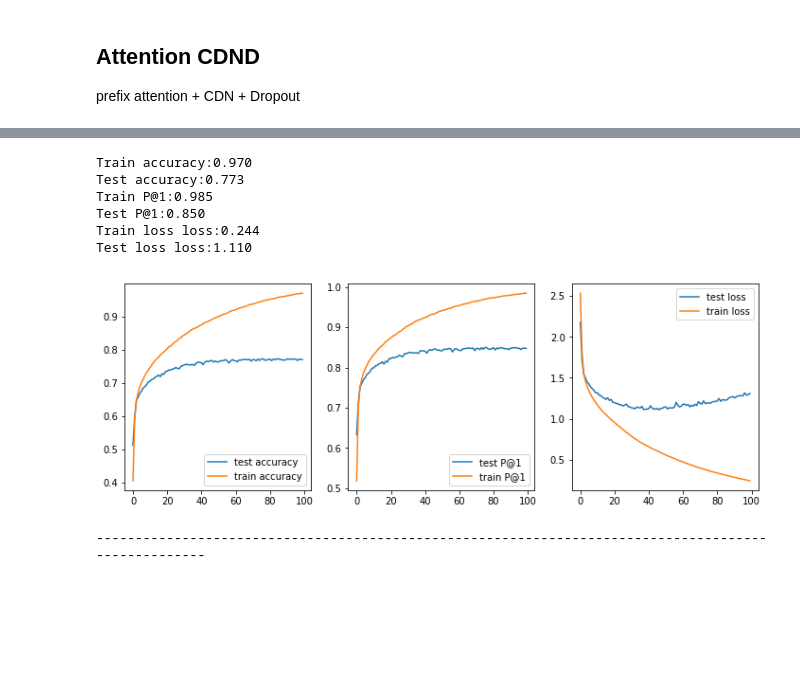
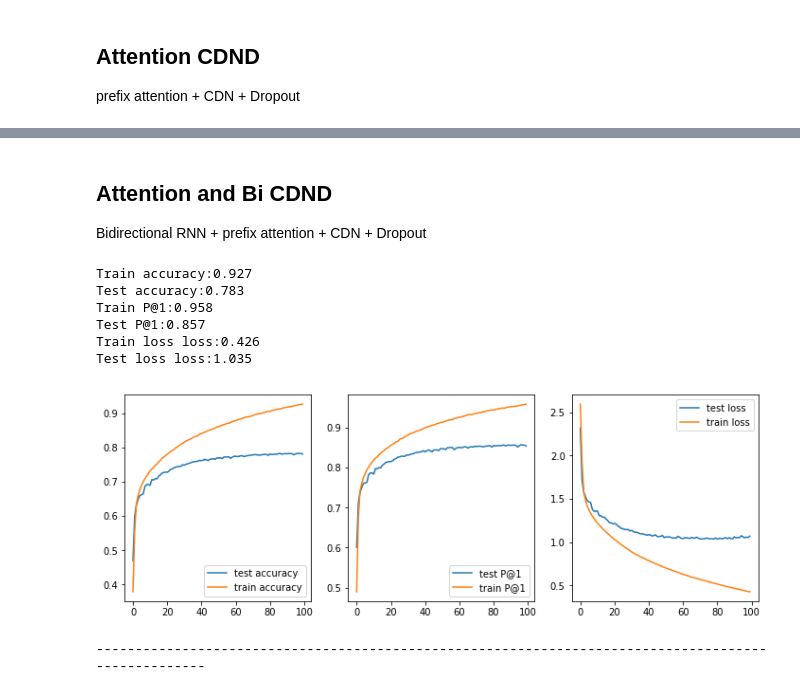
Before and after one commit to aSheffer/CDN, a Jupyter notebook: notebooks/CDN.ipynb, the cells around one changed output, grey strips where cells are left out. Saved outputs shown, nothing was run; the diff lists cells and outputs as text; code cells hidden in the pictures; blank space fills up the shorter version.

```diff
--- a/notebooks/CDN.ipynb
+++ b/notebooks/CDN.ipynb
@@ -999,2 +0,0 @@ b:50 ;lr:0.050 ;loss:2.65 ;acc:0.34 ;iou:0.45 ;qMean:-0.00 ;qSTD:0.12 ;iMean:0.0
-# %%
-f = stats([tst], [trn], ephocs=60, params=[200])
@@ -1116,2 +0,0 @@ b:50 ;lr:0.050 ;loss:2.71 ;acc:0.24 ;iou:0.34 ;qMean:-0.00 ;qSTD:0.13 ;iMean:0.0
-# %%
-f = stats([tst], [trn], ephocs=100, params=[200])
@@ -1186,0 +21,5 @@ plt.show()
+# %%
+trainset_file = '../data/training/train_data.bin'
+testset_file = '../data/training/test_data.bin'
+vocab_file =  '../data/metadata/w2v_vocab.json'
+params_dir_tmp = '../data/training/models/CDN/'
@@ -1336,11 +470,44 @@ b:50 ;lr:0.050 ;loss:2.67 ;acc:0.36 ;iou:0.49 ;qMean:-0.00 ;qSTD:0.10 ;iMean:0.0
+# %% [markdown]
+## Attention and Bi CDND
+
+Bidirectional RNN + prefix attention + CDN + Dropout
+# %%
+params_dir = params_dir_tmp+'attnBiCDN'
+tf.reset_default_graph()
+m = Model(
+    batch_size=200,
+    num_hidden=200,
+    img_dims=trainset[0][1][0].shape[1],
+    bbox_dims=testset[0][1][1].shape[1],
+    lr=.05,
+    vocab=vocab,
+    decay_steps=10000,
+    decay_rate=0.9,
+    Qscale=0.16,
+    use_wordAttn=True,
+    useBidirectionalRnn=True,
+    IMGscale=0.023,
+    params_dir=params_dir)
+
+
+print('params_dir:', params_dir)
+print('num_hidden:', m.num_hidden)
+print('learning rate:', m.lr)
+
+tst, trn, imgMean_list, imgSTD_list, imgRange_list, qMean_list, qSTD_list, qRange_list, Gq, Gimg = m.train(
+    trainset, testset, epochs_num=100, dropout_in=0.5, dropout_out=1)
+
+print('\n'+'*'*100)
+print('*'*100)
+print('*'*100,'\n')
 # %%
-f = stats([tst], [trn], ephocs=100, params=[1])
+f = stats([tst], [trn], epochs=100, params=[1])
 # %% [output]
-Train accuracy:0.970
-Test accuracy:0.773
-Train P@1:0.985
-Test P@1:0.850
-Train loss loss:0.244
-Test loss loss:1.110
+Train accuracy:0.927
+Test accuracy:0.783
+Train P@1:0.958
+Test P@1:0.857
+Train loss loss:0.426
+Test loss loss:1.035
-[figure, old version]
+[figure, new version]
 ----------------------------------------------------------------------------------------------------
```
Also changed, not shown: parts of 60 cells of this notebook, 10 other files.
